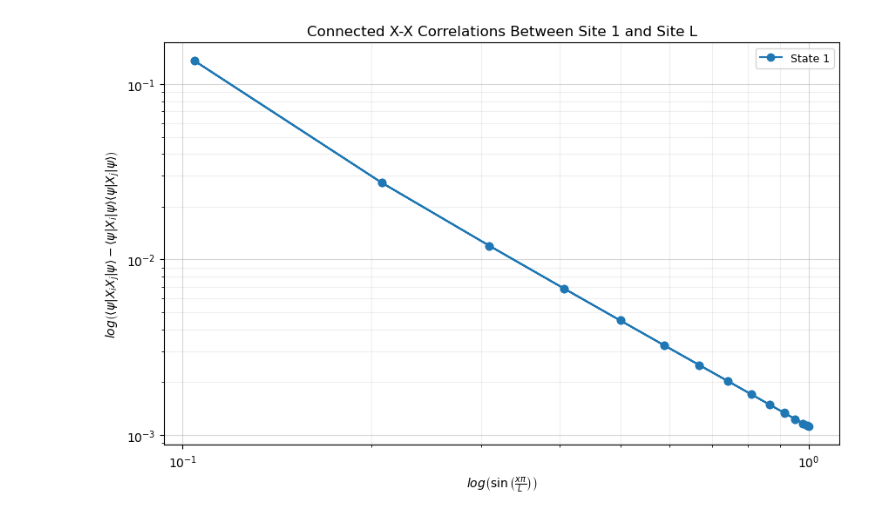
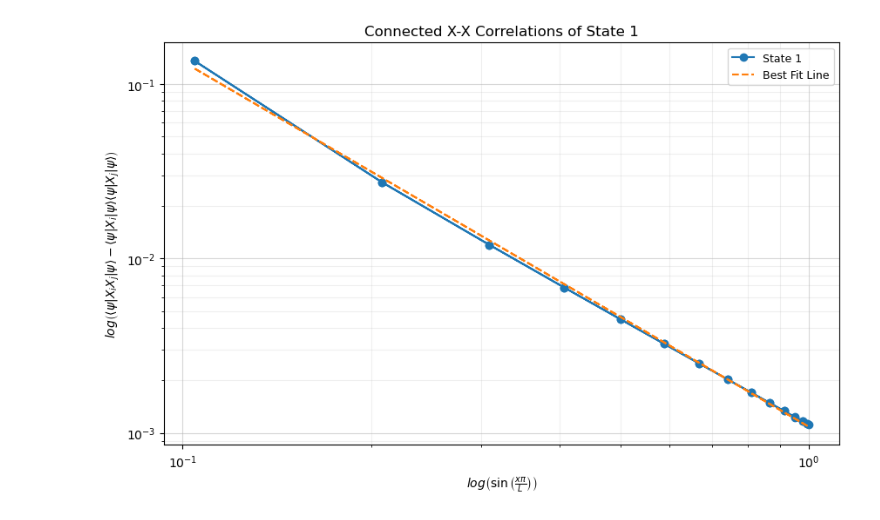
Before and after one commit to wholdhus/majorana_chain_dynamics, a Jupyter notebook: Majorana Chain Dynamics.ipynb, the cells around one changed output. Drawn from its saved outputs; the diff is of its cells as text; code cells hidden in the pictures.

```diff
--- a/Majorana Chain Dynamics.ipynb
+++ b/Majorana Chain Dynamics.ipynb
@@ -322,7 +350,10 @@ State 4: 0.551, -0.152
 # %%
-using PythonPlot, LaTeXStrings
+using PythonPlot, LaTeXStrings, Statistics
 
 plot_toggle = true
+
+# Select state to analyze (only relevant if plot_toggle = true)
+select_state = 1
 
 # Clear variables
 XXCC = Vector{Vector{Float64}}(undef, R)
@@ -330,23 +361,14 @@ x = Vector{Vector{Int}}(undef, R)
 
 # Compute connected X-X correlations for all states
 for i in 1:R
+    corr_matrix = correlation_matrix(psi[sorted_indices[i]], "X", "X")
+    X_exp = [real(expect(psi[sorted_indices[i]], "X"; sites=j)) for j in 1:L]
 
-    # Get the full correlation matrix
-    corr_matrix = correlation_matrix(psi[sorted_indices[i]], "X", "X")
-
-    # Calculate single-site expectations
-    X_exp = Vector{Float64}(undef, L)
-    for j in 1:L
-        X_exp[j] = real(expect(psi[sorted_indices[i]], "X"; sites=j))
-    end
-
-    # Compute connected correlation: ⟨ψ|Xi Xj|ψ⟩ - ⟨ψ|Xi|ψ⟩ ⟨ψ|Xj|ψ⟩
     ccorrs = Vector{Float64}(undef, L-1)
     for j in 2:L
         RHS = X_exp[1] * X_exp[j]
         ccorrs[j-1] = real(corr_matrix[1, j]) - RHS
     end
-
     XXCC[i] = ccorrs
 end
 
@@ -354,26 +376,55 @@ figure(figsize=(10, 6))
 
 # Plot the connected X-X correlations
 if plot_toggle == true
-    for i in 1:1
-        x[i] = collect(1:length(XXCC[i]))
-        plot(sin.(x[i].*pi./L), XXCC[i], marker="o", linestyle="-", linewidth=1.5, label="State $(sorted_indices[i])")
-    end
-    # Log-log scale
-    xscale("log")
-    yscale("log")
+    # Plot the selected state in log-log mode
+    x[select_state] = collect(1:length(XXCC[select_state]))
+    plot(sin.(x[select_state] .* pi ./ L), XXCC[select_state],
+         marker="o", linestyle="-", linewidth=1.5,
+         label="State $(sorted_indices[select_state])")
+
+    xscale("log"); yscale("log")
     xlabel(L"log\left(\sin{\left(\frac{x\pi}{L}\right)}\right)")
     ylabel(L"log\left(⟨\psi|X_iX_j|\psi⟩-⟨\psi|X_i|\psi⟩⟨\psi|X_j|\psi⟩\right)")
+    title("Connected X-X Correlations of State $(sorted_indices[select_state])")
+
+    # X and Y coordinates plotted on the log–log graph
+    xvals = sin.(x[select_state] .* pi ./ L)
+    yvals = XXCC[select_state]
+
+    # Filter out invalid points and take logs
+    valid = findall(k -> xvals[k] > 0 && yvals[k] > 0, eachindex(xvals))
+    log_x = log.(xvals[valid])
+    log_y = log.(yvals[valid])
+
+    # Build regression matrix and solve least‑squares fit
+    design_matrix = hcat(ones(length(log_x)), log_x)
+    β = design_matrix \ log_y
+    slope, intercept = β[2], β[1]
+
+    # Print slope and scaling dimension
+    println("Estimated slope of state $(sorted_indices[select_state]): ",
+            round(slope, digits=4))
+    println("Estimated scaling dimension: ",
+            round(-slope/2, digits=4))
+    println()
+
+    # Overlay fit line
+    plot(xvals[valid], exp.(intercept .+ slope .* log_x), "--", label="Best Fit Line")
+
 else
+    # Plot all states normally
     for i in 1:R
         x[i] = collect(1:length(XXCC[i]))
-        plot(x[i], XXCC[i], marker="o", linestyle="-", linewidth=1.5, label="State $(sorted_indices[i])")
+        plot(x[i], XXCC[i], marker="o", linestyle="-", linewidth=1.5,
+             label="State $(sorted_indices[i])")
     end
+
     xlabel(L"L")
     ylabel(L"⟨\psi|X_iX_j|\psi⟩-⟨\psi|X_i|\psi⟩⟨\psi|X_j|\psi⟩")
+    title("Connected X-X Correlations Between Site 1 and Site L")
 end
 
 legend(fontsize=9)
-title("Connected X-X Correlations Between Site 1 and Site L")
 grid(true, which="major", alpha=0.5)
 grid(true, which="minor", alpha=0.2)
 minorticks_on()
@@ -381,6 +432,8 @@ minorticks_on()
 # Print max and min values
 println("Maximum and Minimum Connected Correlations:")
 for i in 1:R
-    println("State $(sorted_indices[i]): $(round(maximum(ZZCC[i]), digits=3)), $(round(minimum(ZZCC[i]), digits=3))")
+    println("State $(sorted_indices[i]): ",
+            round(maximum(XXCC[i]), digits=3), ", ",
+            round(minimum(XXCC[i]), digits=3))
 end
 # %% [output]
@@ -392 +448 @@ State 4: 0.551, -0.152
-[figure, old version]
+[figure, new version]
```
Also changed, not shown: parts of 5 cells of this notebook.
